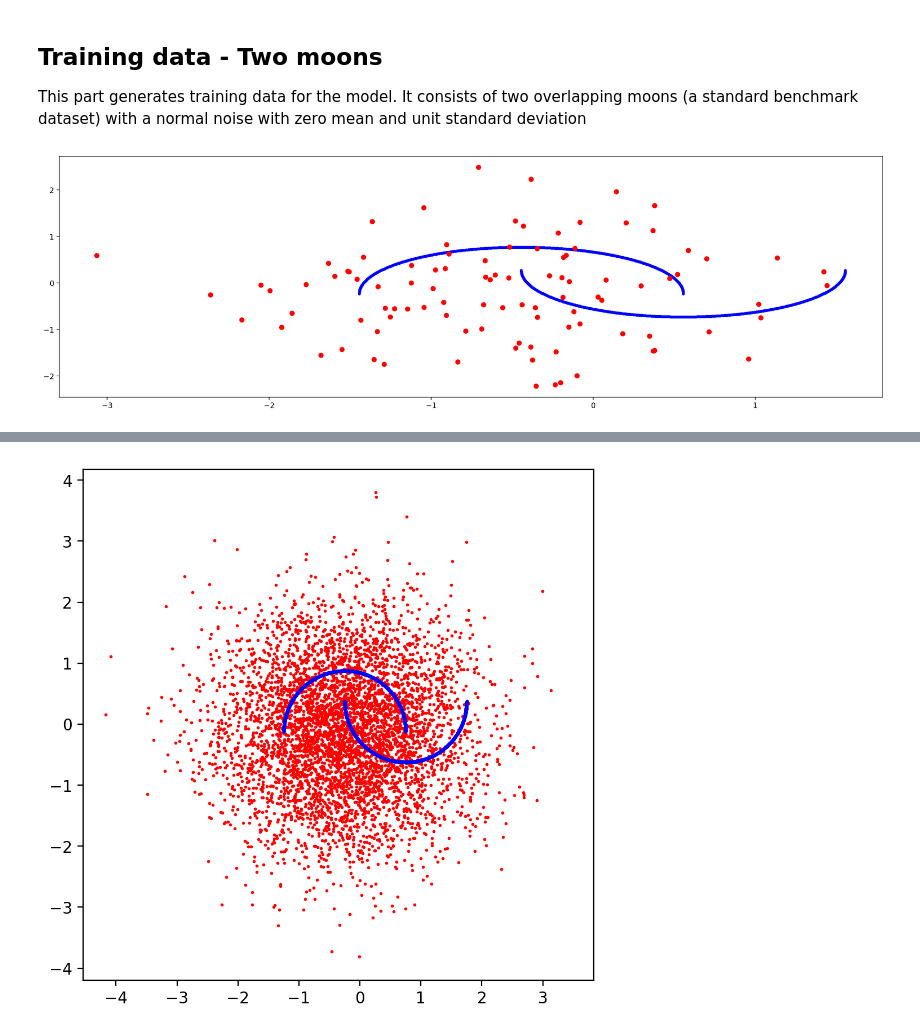
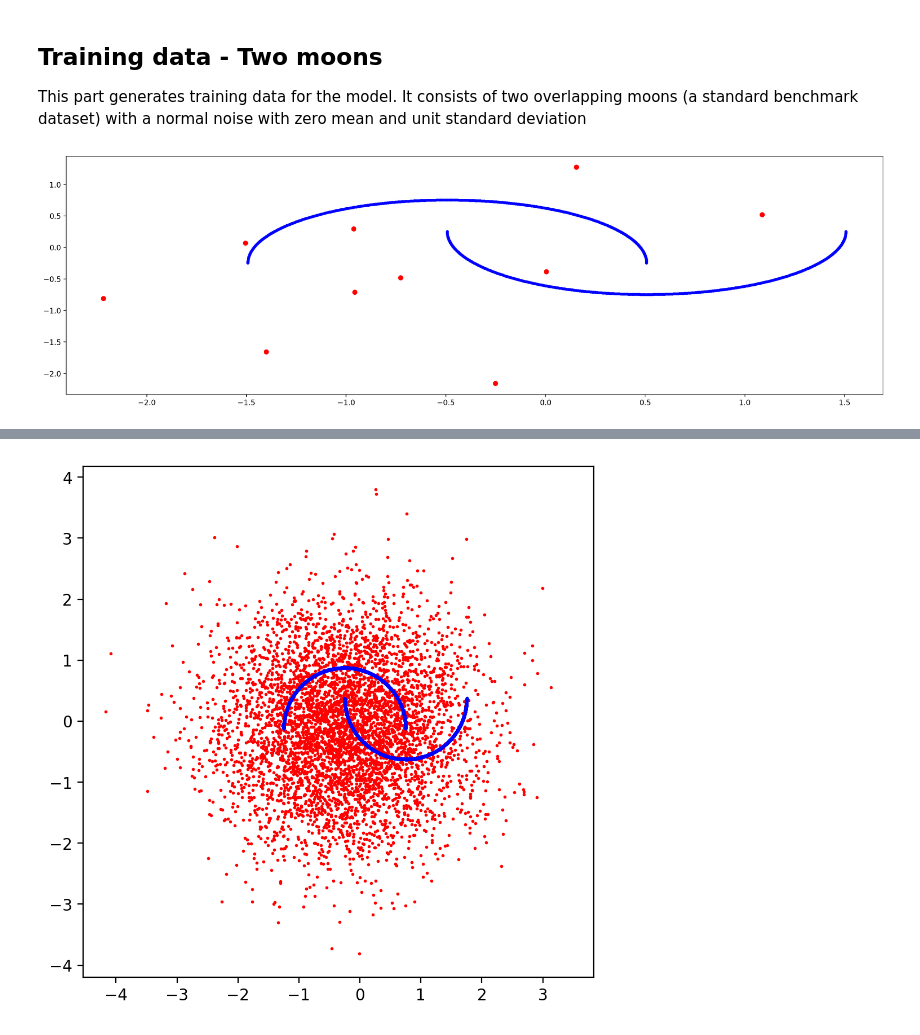
Before and after one commit to sulcantonin/ICFA-Beam-2022, a Jupyter notebook: autoencoder.ipynb, the cells around one changed output, grey strips where cells are left out. Cells and saved outputs as stored; diff of their text form; code cells hidden in the pictures.

Commit message:
Add files via upload
some minor changes for better visualisation, all visualisation with small contamination

```diff
--- a/autoencoder.ipynb
+++ b/autoencoder.ipynb
@@ -71,26 +77,26 @@ This part generates training data for the model. It consists of two overlapping
 # %%
 np.random.seed(42) # We always want to have the same results
 from sklearn.datasets import make_moons
 Xn = make_moons(n_samples=1000, noise=False, random_state=42)[0]
-Xa = np.random.randn(100,2)
+Xa = np.random.randn(10,2)
 X = np.concatenate((Xn,Xa))
 X -= X.mean(0)
 
 l = torch.cat((torch.ones(Xn.shape[0]), -torch.ones(Xa.shape[0])))
 
 plt.plot(X[l==1,0],X[l==1,1],'b.')
 plt.plot(X[l==-1,0],X[l==-1,1],'ro')
 # plt.title('Generated Samples')
 plt.show()
 
 Xn_test = make_moons(n_samples=5000, noise=False, random_state=42)[0]
 Xa_test = np.random.randn(5000,2)
 X_test = np.concatenate((Xn_test,Xa_test))
 X_test -= X_test.mean(0)
 
 l_test = torch.cat((torch.ones(Xn_test.shape[0]), -torch.ones(Xa_test.shape[0])))
 # %% [output]
-[figure, old version]
+[figure, new version]
 # %%
 from torch.nn.modules import ReLU
 from torch.linalg import vector_norm
```
Also changed, not shown: parts of 4 cells of this notebook, 3 other files.
